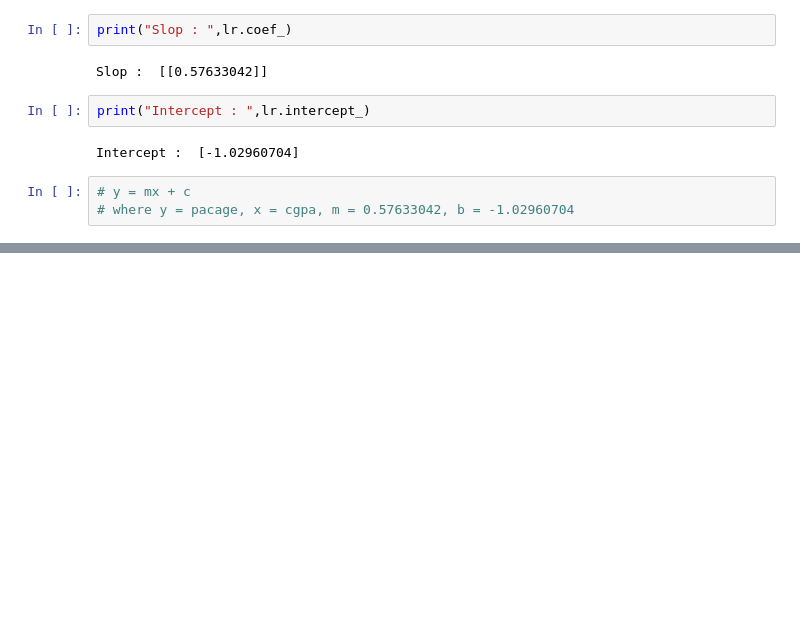
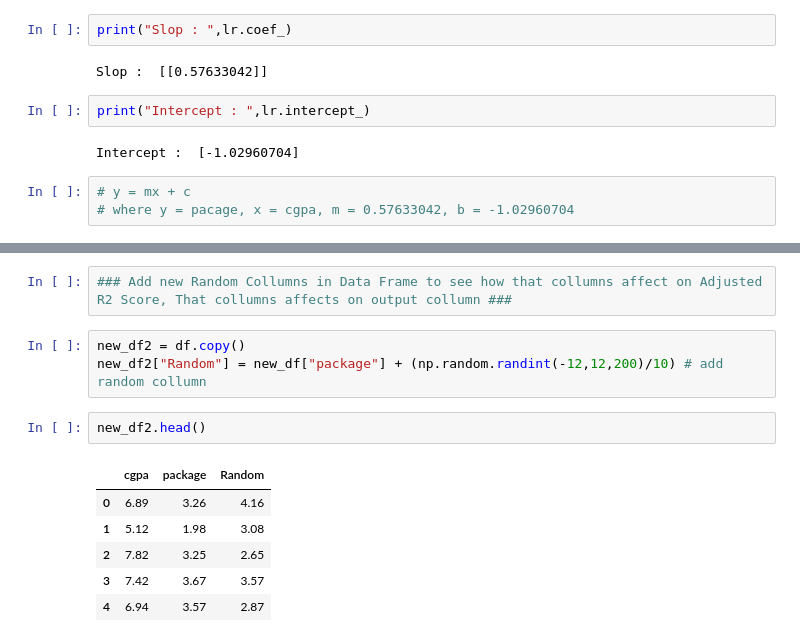
Before and after one commit to yashDumasia/ML, a Jupyter notebook: Linear_Regression/Simple_Linear_Regression.ipynb, the cells around one changed output, grey strips where cells are left out. Cells and saved outputs as stored; diff of their text form; blank space fills up the shorter version.

```diff
--- a/Linear_Regression/Simple_Linear_Regression.ipynb
+++ b/Linear_Regression/Simple_Linear_Regression.ipynb
@@ -79,0 +155,14 @@ Intercept :  [-1.02960704]
+# %%
+### Add new Random Collumns in Data Frame to see how that collumns affect on Adjusted R2 Score, That collumns affects on output collumn ###
+# %%
+new_df2 = df.copy()
+new_df2["Random"] = new_df["package"] + (np.random.randint(-12,12,200)/10) # add random collumn
+# %%
+new_df2.head()
+# %% [output]
+|  | cgpa | package | Random |
+| 0 | 6.89 | 3.26 | 4.16 |
+| 1 | 5.12 | 1.98 | 3.08 |
+| 2 | 7.82 | 3.25 | 2.65 |
+| 3 | 7.42 | 3.67 | 3.57 |
+| 4 | 6.94 | 3.57 | 2.87 |
```
Also changed, not shown: parts of 23 cells of this notebook.
